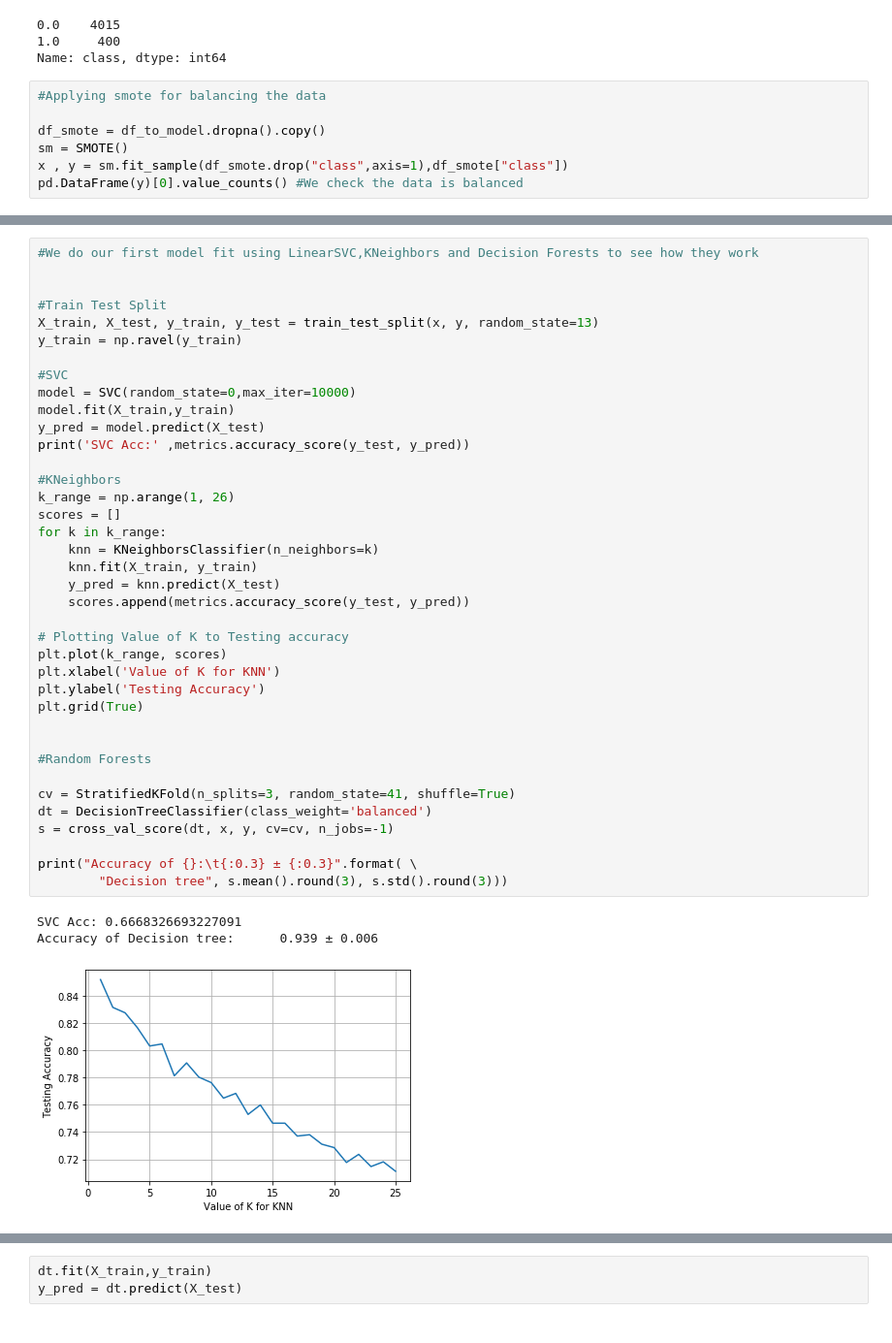
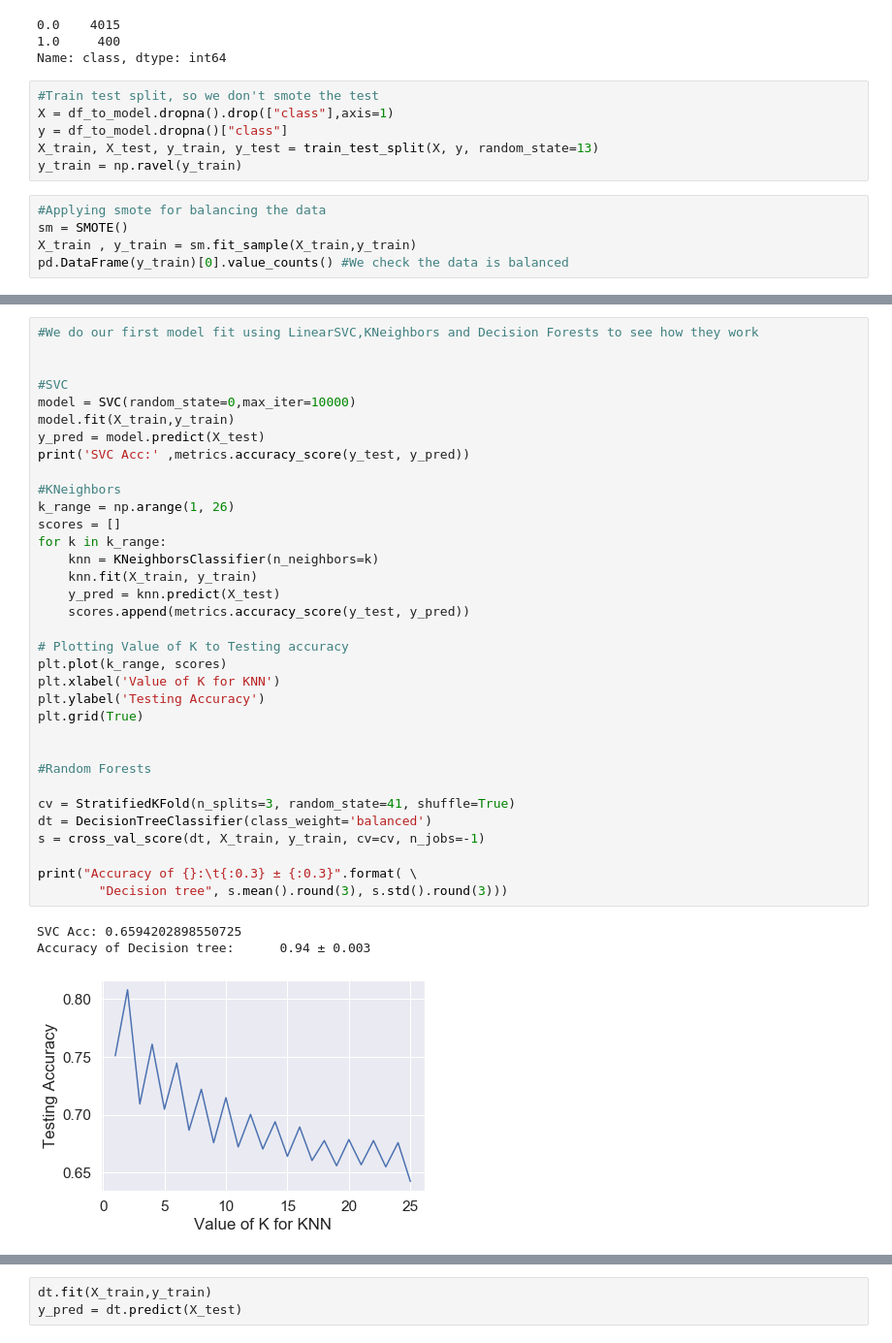
Before and after one commit to Villamaru/Data_science_test_Jampp, a Jupyter notebook: 3 - Data Science.ipynb, the cells around one changed output, grey strips where cells are left out. Shown at 97% size. Drawn from its saved outputs; the diff is of its cells as text.

```diff
--- a/3 - Data Science.ipynb
+++ b/3 - Data Science.ipynb
@@ -106,11 +106,15 @@ df_to_model.dropna()["class"].value_counts()  #Check for consistency in imputtin
 0.0    4015
 1.0     400
 Name: class, dtype: int64
+# %%
+#Train test split, so we don't smote the test
+X = df_to_model.dropna().drop(["class"],axis=1)
+y = df_to_model.dropna()["class"]
+X_train, X_test, y_train, y_test = train_test_split(X, y, random_state=13)
+y_train = np.ravel(y_train)
 # %%
 #Applying smote for balancing the data
-
-df_smote = df_to_model.dropna().copy()
 sm = SMOTE()
-x , y = sm.fit_sample(df_smote.drop("class",axis=1),df_smote["class"])
-pd.DataFrame(y)[0].value_counts() #We check the data is balanced
+X_train , y_train = sm.fit_sample(X_train,y_train)
+pd.DataFrame(y_train)[0].value_counts() #We check the data is balanced
 # %% [output]
@@ -120,42 +124,38 @@ Name: 0, dtype: int64
 # %%
 #We do our first model fit using LinearSVC,KNeighbors and Decision Forests to see how they work
 
-
-#Train Test Split
-X_train, X_test, y_train, y_test = train_test_split(x, y, random_state=13)
-y_train = np.ravel(y_train)
 
 #SVC
 model = SVC(random_state=0,max_iter=10000)
 model.fit(X_train,y_train)
 y_pred = model.predict(X_test)
 print('SVC Acc:' ,metrics.accuracy_score(y_test, y_pred))
 
 #KNeighbors
 k_range = np.arange(1, 26)
 scores = []
 for k in k_range:
     knn = KNeighborsClassifier(n_neighbors=k)
     knn.fit(X_train, y_train)
     y_pred = knn.predict(X_test)
     scores.append(metrics.accuracy_score(y_test, y_pred))
 
 # Plotting Value of K to Testing accuracy
 plt.plot(k_range, scores)
 plt.xlabel('Value of K for KNN')
 plt.ylabel('Testing Accuracy')
 plt.grid(True)
 
 
 #Random Forests
 
 cv = StratifiedKFold(n_splits=3, random_state=41, shuffle=True)
 dt = DecisionTreeClassifier(class_weight='balanced')
-s = cross_val_score(dt, x, y, cv=cv, n_jobs=-1)
+s = cross_val_score(dt, X_train, y_train, cv=cv, n_jobs=-1)
 
 print("Accuracy of {}:\t{:0.3} ± {:0.3}".format( \
         "Decision tree", s.mean().round(3), s.std().round(3)))
 # %% [output]
-SVC Acc: 0.6668326693227091
-Accuracy of Decision tree:      0.939 ± 0.006
+SVC Acc: 0.6594202898550725
+Accuracy of Decision tree:      0.94 ± 0.003
-[figure, old version]
+[figure, new version]
```
Also changed, not shown: parts of 8 cells of this notebook.
